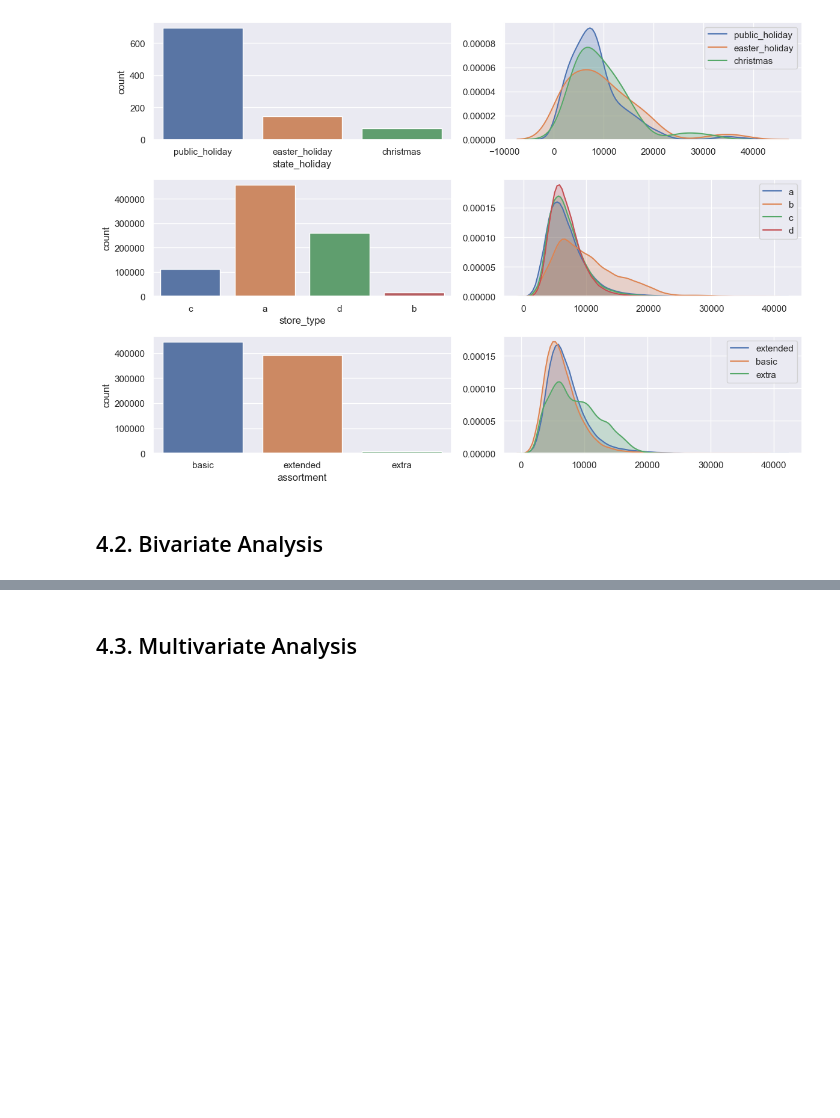
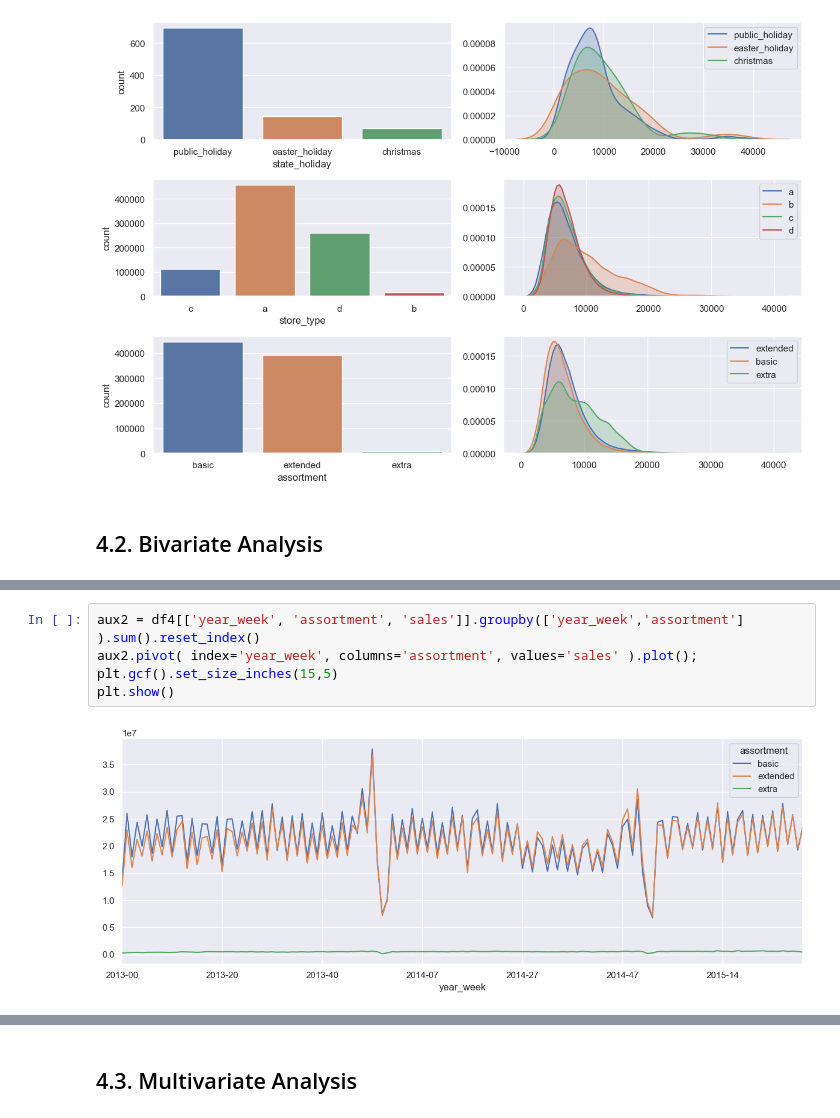
Before and after one commit to iury-repo/rossman-sales, a Jupyter notebook: notebooks/v01_store_sales_prediction.ipynb, the cells around one changed output, grey strips where cells are left out. Drawn from its saved outputs; the diff is of its cells as text; blank space fills up the shorter version.

```diff
--- a/notebooks/v01_store_sales_prediction.ipynb
+++ b/notebooks/v01_store_sales_prediction.ipynb
@@ -505,0 +515,7 @@ plt.show()
+# %%
+aux2 = df4[['year_week', 'assortment', 'sales']].groupby(['year_week','assortment'] ).sum().reset_index()
+aux2.pivot( index='year_week', columns='assortment', values='sales' ).plot();
+plt.gcf().set_size_inches(15,5)
+plt.show()
+# %% [output]
+[figure, added]
```
Also changed, not shown: parts of 6 cells of this notebook.
